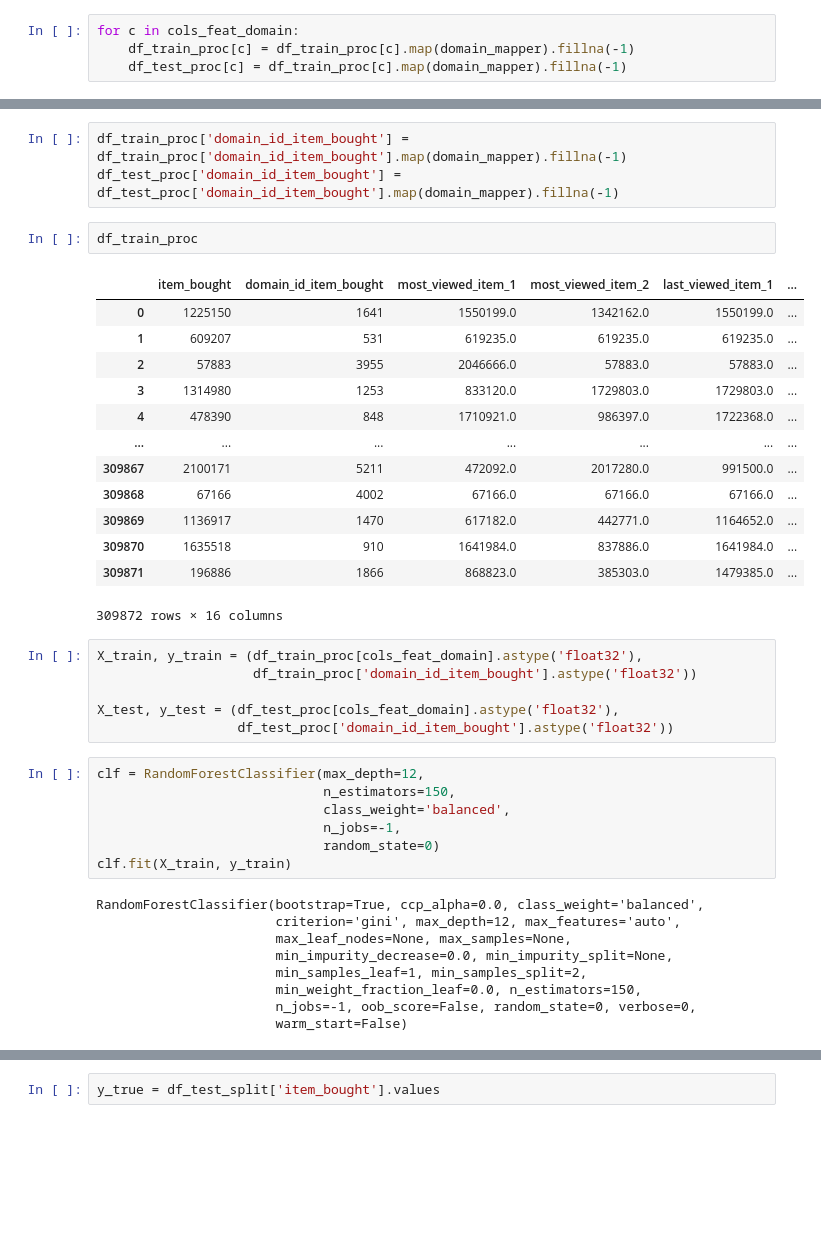
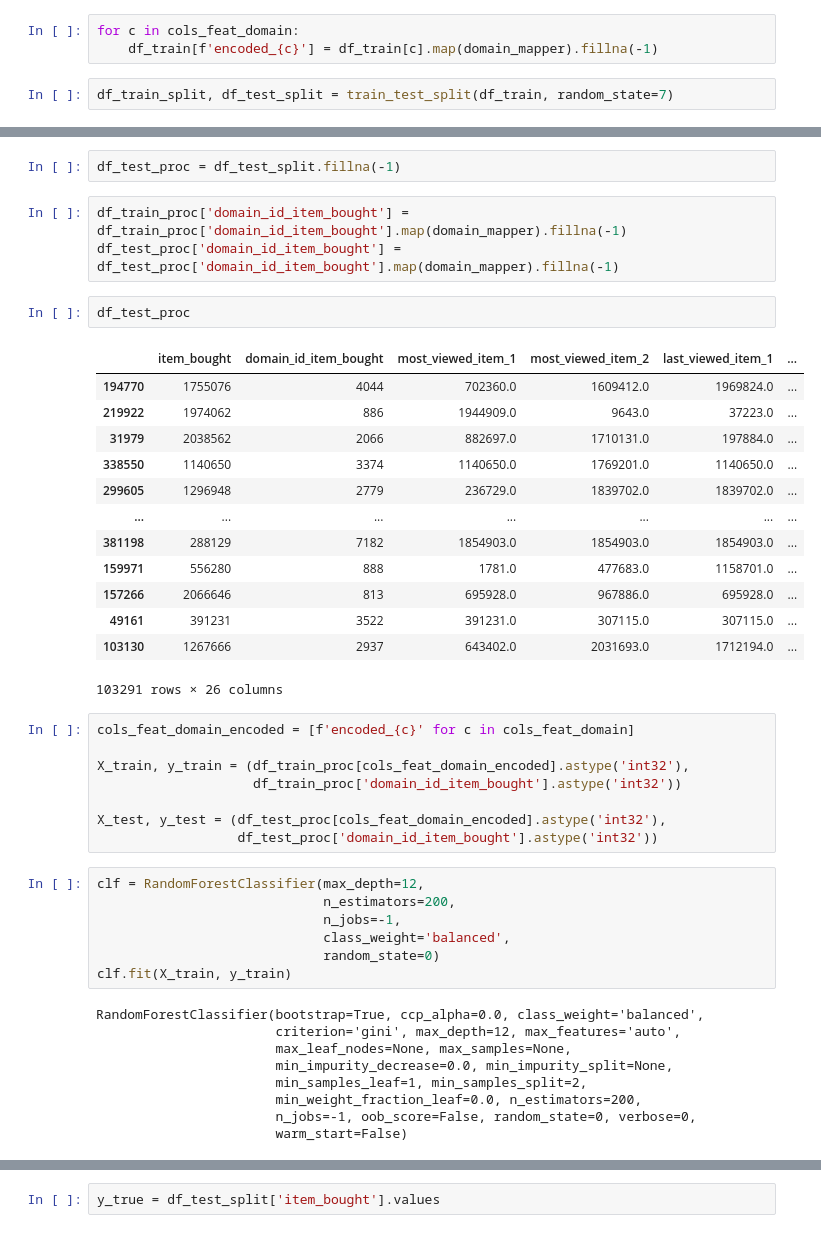
Before and after one commit to atgmello/ml-challenge-2020, a Jupyter notebook: notebooks/0.5-model-exploration.ipynb, the cells around one changed output, grey strips where cells are left out. Drawn from its saved outputs; the diff is of its cells as text; blank space fills up the shorter version.

```diff
--- a/notebooks/0.5-model-exploration.ipynb
+++ b/notebooks/0.5-model-exploration.ipynb
@@ -714,5 +702,6 @@ domain_mapper = {x[0]: int(x[1])
                            .values)}
 # %%
 for c in cols_feat_domain:
-    df_train_proc[c] = df_train_proc[c].map(domain_mapper).fillna(-1)
-    df_test_proc[c] = df_train_proc[c].map(domain_mapper).fillna(-1)
+    df_train[f'encoded_{c}'] = df_train[c].map(domain_mapper).fillna(-1)
+# %%
+df_train_split, df_test_split = train_test_split(df_train, random_state=7)
@@ -719,33 +728,37 @@ for c in cols_feat_domain:
+# %%
+df_test_proc = df_test_split.fillna(-1)
 # %%
 df_train_proc['domain_id_item_bought'] = df_train_proc['domain_id_item_bought'].map(domain_mapper).fillna(-1)
 df_test_proc['domain_id_item_bought'] = df_test_proc['domain_id_item_bought'].map(domain_mapper).fillna(-1)
-# %%
-df_train_proc
-# %% [output]
-|  | item_bought | domain_id_item_bought | most_viewed_item_1 | most_viewed_item_2 | last_viewed_item_1 | ... |
-| 0 | 1225150 | 1641 | 1550199.0 | 1342162.0 | 1550199.0 | ... |
-| 1 | 609207 | 531 | 619235.0 | 619235.0 | 619235.0 | ... |
-| 2 | 57883 | 3955 | 2046666.0 | 57883.0 | 57883.0 | ... |
-| 3 | 1314980 | 1253 | 833120.0 | 1729803.0 | 1729803.0 | ... |
-| 4 | 478390 | 848 | 1710921.0 | 986397.0 | 1722368.0 | ... |
-| ... | ... | ... | ... | ... | ... | ... |
-| 309867 | 2100171 | 5211 | 472092.0 | 2017280.0 | 991500.0 | ... |
-| 309868 | 67166 | 4002 | 67166.0 | 67166.0 | 67166.0 | ... |
-| 309869 | 1136917 | 1470 | 617182.0 | 442771.0 | 1164652.0 | ... |
-| 309870 | 1635518 | 910 | 1641984.0 | 837886.0 | 1641984.0 | ... |
-| 309871 | 196886 | 1866 | 868823.0 | 385303.0 | 1479385.0 | ... |
-309872 rows × 16 columns
+# %%
+df_test_proc
+# %% [output]
+|  | item_bought | domain_id_item_bought | most_viewed_item_1 | most_viewed_item_2 | last_viewed_item_1 | ... |
+| 194770 | 1755076 | 4044 | 702360.0 | 1609412.0 | 1969824.0 | ... |
+| 219922 | 1974062 | 886 | 1944909.0 | 9643.0 | 37223.0 | ... |
+| 31979 | 2038562 | 2066 | 882697.0 | 1710131.0 | 197884.0 | ... |
+| 338550 | 1140650 | 3374 | 1140650.0 | 1769201.0 | 1140650.0 | ... |
+| 299605 | 1296948 | 2779 | 236729.0 | 1839702.0 | 1839702.0 | ... |
+| ... | ... | ... | ... | ... | ... | ... |
+| 381198 | 288129 | 7182 | 1854903.0 | 1854903.0 | 1854903.0 | ... |
+| 159971 | 556280 | 888 | 1781.0 | 477683.0 | 1158701.0 | ... |
+| 157266 | 2066646 | 813 | 695928.0 | 967886.0 | 695928.0 | ... |
+| 49161 | 391231 | 3522 | 391231.0 | 307115.0 | 307115.0 | ... |
+| 103130 | 1267666 | 2937 | 643402.0 | 2031693.0 | 1712194.0 | ... |
+103291 rows × 26 columns
 # %%
-X_train, y_train = (df_train_proc[cols_feat_domain].astype('float32'),
-                    df_train_proc['domain_id_item_bought'].astype('float32'))
+cols_feat_domain_encoded = [f'encoded_{c}' for c in cols_feat_domain]
 
-X_test, y_test = (df_test_proc[cols_feat_domain].astype('float32'),
-                  df_test_proc['domain_id_item_bought'].astype('float32'))
+X_train, y_train = (df_train_proc[cols_feat_domain_encoded].astype('int32'),
+                    df_train_proc['domain_id_item_bought'].astype('int32'))
+
+X_test, y_test = (df_test_proc[cols_feat_domain_encoded].astype('int32'),
+                  df_test_proc['domain_id_item_bought'].astype('int32'))
 # %%
 clf = RandomForestClassifier(max_depth=12,
-                             n_estimators=150,
+                             n_estimators=200,
+                             n_jobs=-1,
                              class_weight='balanced',
-                             n_jobs=-1,
                              random_state=0)
 clf.fit(X_train, y_train)
 # %% [output]
@@ -754,7 +767,7 @@ RandomForestClassifier(bootstrap=True, ccp_alpha=0.0, class_weight='balanced',
                        max_leaf_nodes=None, max_samples=None,
                        min_impurity_decrease=0.0, min_impurity_split=None,
                        min_samples_leaf=1, min_samples_split=2,
-                       min_weight_fraction_leaf=0.0, n_estimators=150,
+                       min_weight_fraction_leaf=0.0, n_estimators=200,
                        n_jobs=-1, oob_score=False, random_state=0, verbose=0,
                        warm_start=False)
 # %%
```
Also changed, not shown: parts of 59 cells of this notebook.
